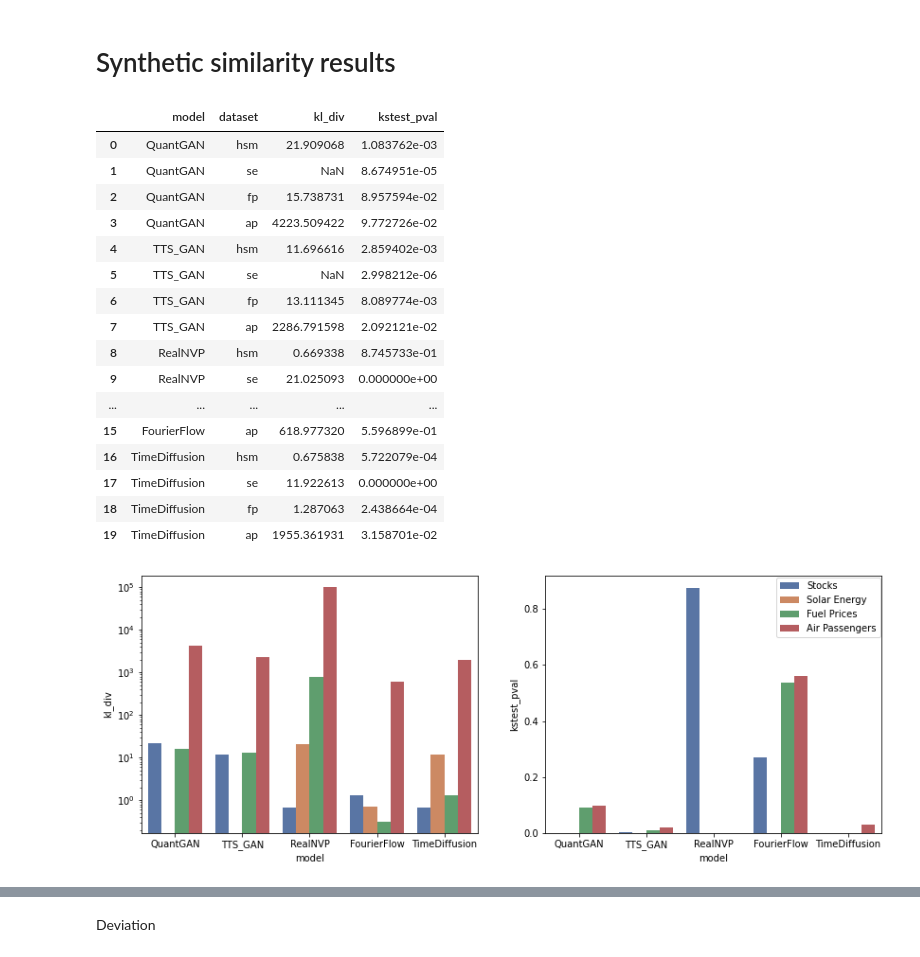
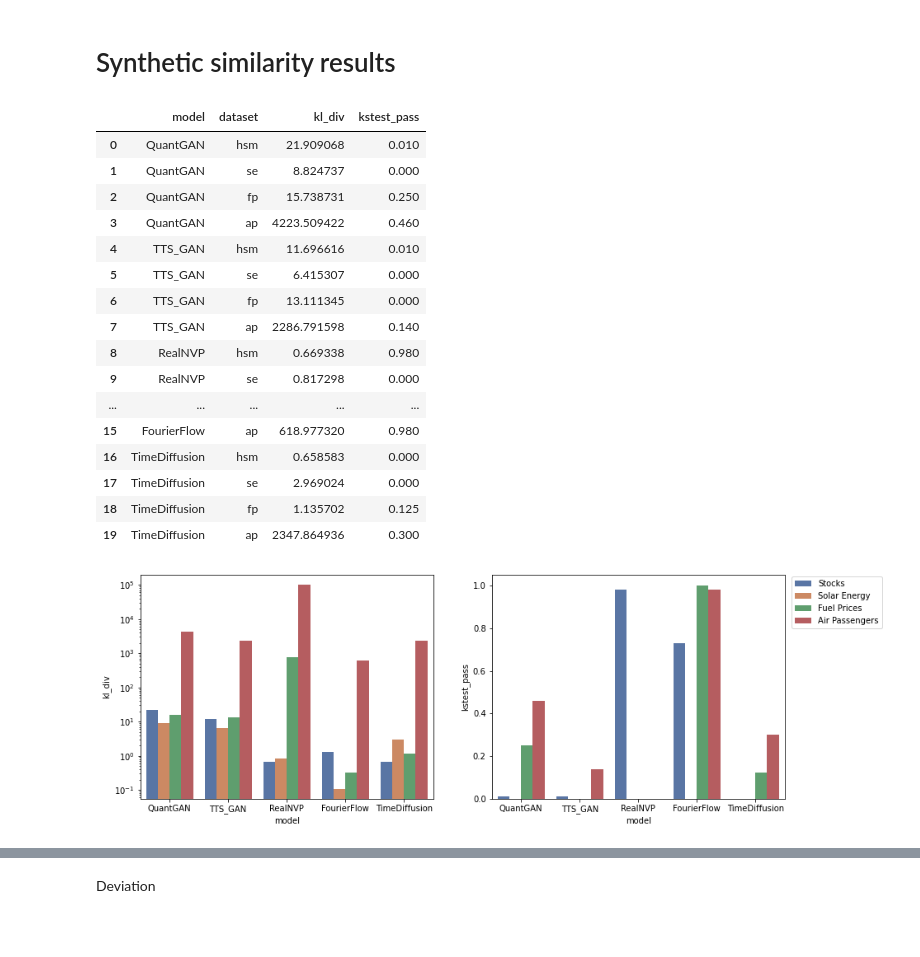
Before and after one commit to timetoai/TimeDiffusion_synth, a Jupyter notebook: results_visualization.ipynb, the cells around one changed output, grey strips where cells are left out. Cells and saved outputs as stored; diff of their text form; code cells hidden in the pictures; blank space fills up the shorter version.

```diff
--- a/results_visualization.ipynb
+++ b/results_visualization.ipynb
@@ -123,14 +140,14 @@ for dataset_name, dataset_dir, dataset_func in (
     else:
         time_series = next(dataset_func(dataset_dir))
 
-    fig, axs = plt.subplots(1, 6, figsize=(24, 5))
+    fig, axs = plt.subplots(1, 6, figsize=(28, 5))
     axs[0].plot(time_series)
     axs[0].set_title(f"Original {dataset_name}")
     # axs[0].get_xaxis().set_visible(False)
     # axs[0].get_yaxis().set_visible(False)
     for i, model_name in zip(range(1, 6), ("QuantGAN", "RealNVP", "FourierFlow", "TTS_GAN", "TimeDiffusion")):
         synth_time_series = np.load(dataset_dir / f"synthetic/{model_name}/selected0.npy")
-        axs[i].plot(synth_time_series[0].flatten())
+        axs[i].plot(synth_time_series[- 1].flatten())
         axs[i].set_title(f"Synthetic {model_name}")
         # axs[i].get_xaxis().set_visible(False)
         # axs[i].get_yaxis().set_visible(False)
@@ -142,0 +160,17 @@ plt.show()
+# %%
+ts_iterator = get_fuel_prices_dataset(fp_dataset_dir)
+
+for ts_index, time_series in enumerate(ts_iterator):
+    fig, axs = plt.subplots(1, 6, figsize=(28, 5))
+    axs[0].plot(time_series.values.flatten())
+    axs[0].set_title(f"Original fuel prices #{ts_index}")
+    # axs[0].get_xaxis().set_visible(False)
+    # axs[0].get_yaxis().set_visible(False)
+    for i, model_name in zip(range(1, 6), ("QuantGAN", "RealNVP", "FourierFlow", "TTS_GAN", "TimeDiffusion")):
+        synth_time_series = np.load(fp_dataset_dir / f"synthetic/{model_name}/selected{ts_index}.npy")
+        axs[i].plot(synth_time_series[0].flatten())
+        axs[i].plot(synth_time_series[1].flatten())
+        axs[i].set_title(f"Synthetic {model_name}" + str(synth_time_series.std(axis=0).mean()))
+        # axs[i].get_xaxis().set_visible(False)
+        # axs[i].get_yaxis().set_visible(False)
+plt.show()
@@ -143,44 +186,49 @@ plt.show()
 # %% [markdown]
 # Synthetic similarity results
+# %%
+ds_lens = {"hsm": 100, "se": 30, "fp": 8, "ap": 50}
 # %%
 results = []
 for model in ("QuantGAN", "TTS_GAN", "RealNVP", "FourierFlow", "TimeDiffusion"):
     for dataset_name in ("hsm", "se", "fp", "ap"):
-        df = pd.read_csv(results_dir / f"synth_{dataset_name}_sim_{model}.csv")
+        df = pd.read_csv(results_dir / f"synth_{dataset_name}_sim_{model}.csv")[:ds_lens[dataset_name]]
         results.append({"model": model, "dataset": dataset_name,
-        "kl_div": df["kl_div"].mean(), "kstest_pval": df["kstest_pval"].mean()})
+        "kl_div": df["kl_div"].mean(), "kstest_pass": (df["kstest_pval"] > 0.05).mean()})
 synth_sim_results = pd.DataFrame(results)
 synth_sim_results
 # %% [output]
-|  | model | dataset | kl_div | kstest_pval |
-| 0 | QuantGAN | hsm | 21.909068 | 1.083762e-03 |
-| 1 | QuantGAN | se | NaN | 8.674951e-05 |
-| 2 | QuantGAN | fp | 15.738731 | 8.957594e-02 |
-| 3 | QuantGAN | ap | 4223.509422 | 9.772726e-02 |
-| 4 | TTS_GAN | hsm | 11.696616 | 2.859402e-03 |
-| 5 | TTS_GAN | se | NaN | 2.998212e-06 |
-| 6 | TTS_GAN | fp | 13.111345 | 8.089774e-03 |
-| 7 | TTS_GAN | ap | 2286.791598 | 2.092121e-02 |
-| 8 | RealNVP | hsm | 0.669338 | 8.745733e-01 |
-| 9 | RealNVP | se | 21.025093 | 0.000000e+00 |
+|  | model | dataset | kl_div | kstest_pass |
+| 0 | QuantGAN | hsm | 21.909068 | 0.010 |
+| 1 | QuantGAN | se | 8.824737 | 0.000 |
+| 2 | QuantGAN | fp | 15.738731 | 0.250 |
+| 3 | QuantGAN | ap | 4223.509422 | 0.460 |
+| 4 | TTS_GAN | hsm | 11.696616 | 0.010 |
+| 5 | TTS_GAN | se | 6.415307 | 0.000 |
+| 6 | TTS_GAN | fp | 13.111345 | 0.000 |
+| 7 | TTS_GAN | ap | 2286.791598 | 0.140 |
+| 8 | RealNVP | hsm | 0.669338 | 0.980 |
+| 9 | RealNVP | se | 0.817298 | 0.000 |
 | ... | ... | ... | ... | ... |
-| 15 | FourierFlow | ap | 618.977320 | 5.596899e-01 |
-| 16 | TimeDiffusion | hsm | 0.675838 | 5.722079e-04 |
-| 17 | TimeDiffusion | se | 11.922613 | 0.000000e+00 |
-| 18 | TimeDiffusion | fp | 1.287063 | 2.438664e-04 |
-| 19 | TimeDiffusion | ap | 1955.361931 | 3.158701e-02 |
+| 15 | FourierFlow | ap | 618.977320 | 0.980 |
+| 16 | TimeDiffusion | hsm | 0.658583 | 0.000 |
+| 17 | TimeDiffusion | se | 2.969024 | 0.000 |
+| 18 | TimeDiffusion | fp | 1.135702 | 0.125 |
+| 19 | TimeDiffusion | ap | 2347.864936 | 0.300 |
 # %%
 fig, axs = plt.subplots(1, 2, figsize=(14, 5))
-for i, metric_name in enumerate(("kl_div", "kstest_pval")):
+for i, metric_name in enumerate(("kl_div", "kstest_pass")):
+    if metric_name == "kstest_pval":
+        synth_sim_results
     sns.barplot(x=synth_sim_results["model"], y=synth_sim_results[metric_name],
         hue=synth_sim_results["dataset"].replace({"hsm": "Stocks", "se": "Solar Energy", "fp": "Fuel Prices", "ap": "Air Passengers"}),\
              ax=axs[i], palette="deep")
 axs[0].set_yscale("log")
 axs[0].get_legend().remove()
 axs[1].legend(bbox_to_anchor=(1.01, 1.01))
+# axs[1].plot(axs[1].get_xbound(), [0.05] * 2, "k--")
 plt.show()
 # %% [output]
-[figure, old version]
+[figure, new version]
 # %%
 dfs = {}
 for res_type in ("real", "QuantGAN", "TTS_GAN", "RealNVP", "FourierFlow", "TimeDiffusion"):
```
Also changed, not shown: parts of 18 cells of this notebook, 33 other files.
